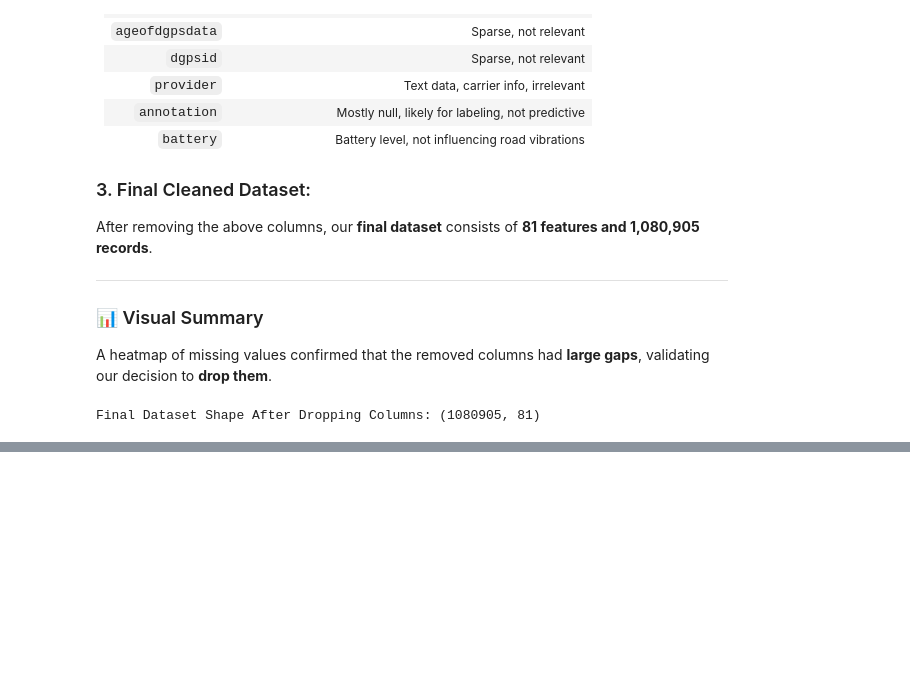
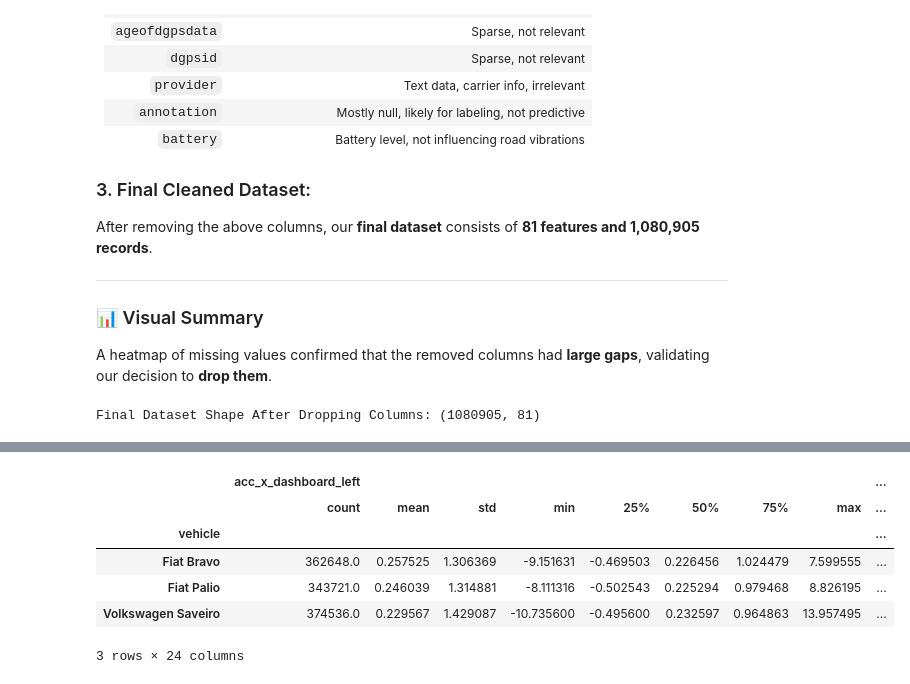
Before and after one commit to issa-ennab/Final-Team-Project-ML-IoT-Application, a Jupyter notebook: notebooks/01_data_cleaning.ipynb, the cells around one changed output, grey strips where cells are left out. Saved outputs shown, nothing was run; the diff lists cells and outputs as text; code cells hidden in the pictures; blank space fills up the shorter version.

```diff
--- a/notebooks/01_data_cleaning.ipynb
+++ b/notebooks/01_data_cleaning.ipynb
@@ -226,0 +307,20 @@ Final Dataset Shape After Dropping Columns: (1080905, 81)
+# %%
+# 1. Descriptive Statistics per Vehicle
+
+# Calculate descriptive statistics for each vehicle
+# This includes count, mean, std, min, 25%, 50%, 75%, and max for each sensor axis
+descriptive_vehicle_stats = master_df.groupby('vehicle')[['acc_x_dashboard_left', 'acc_y_dashboard_left', 'acc_z_dashboard_left']].describe()
+
+# Display the descriptive statistics
+display(descriptive_vehicle_stats)
+
+# Save the descriptive statistics to a CSV file
+descriptive_vehicle_stats.to_csv('dataset/descriptive_vehicle_stats.csv')
+# %% [output]
+|  | acc_x_dashboard_left |  |  |  |  |  |  |  | ... |
+|  | count | mean | std | min | 25% | 50% | 75% | max | ... |
+| vehicle |  |  |  |  |  |  |  |  | ... |
+| Fiat Bravo | 362648.0 | 0.257525 | 1.306369 | -9.151631 | -0.469503 | 0.226456 | 1.024479 | 7.599555 | ... |
+| Fiat Palio | 343721.0 | 0.246039 | 1.314881 | -8.111316 | -0.502543 | 0.225294 | 0.979468 | 8.826195 | ... |
+| Volkswagen Saveiro | 374536.0 | 0.229567 | 1.429087 | -10.735600 | -0.495600 | 0.232597 | 0.964863 | 13.957495 | ... |
+3 rows × 24 columns
```
Also changed, not shown: parts of 15 cells of this notebook, 9 other files.
